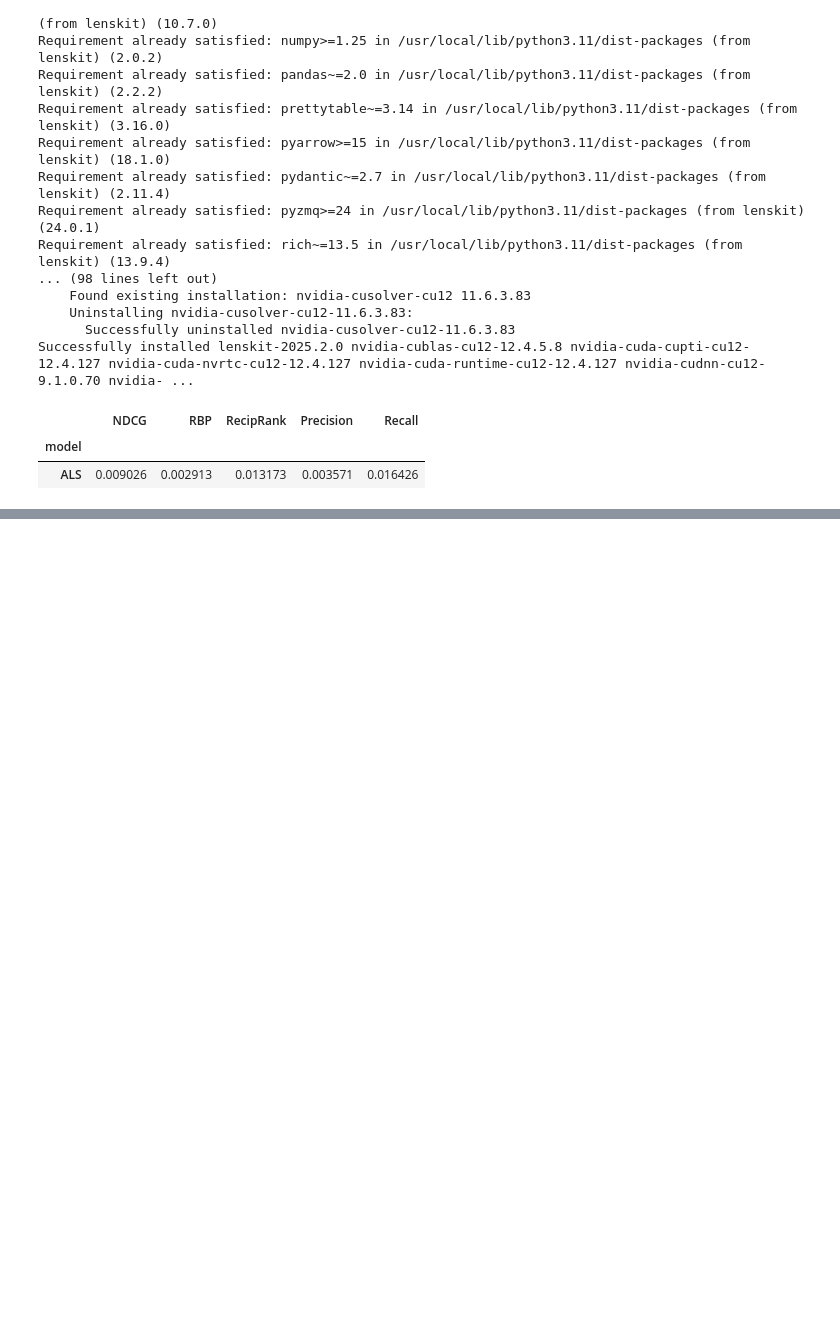
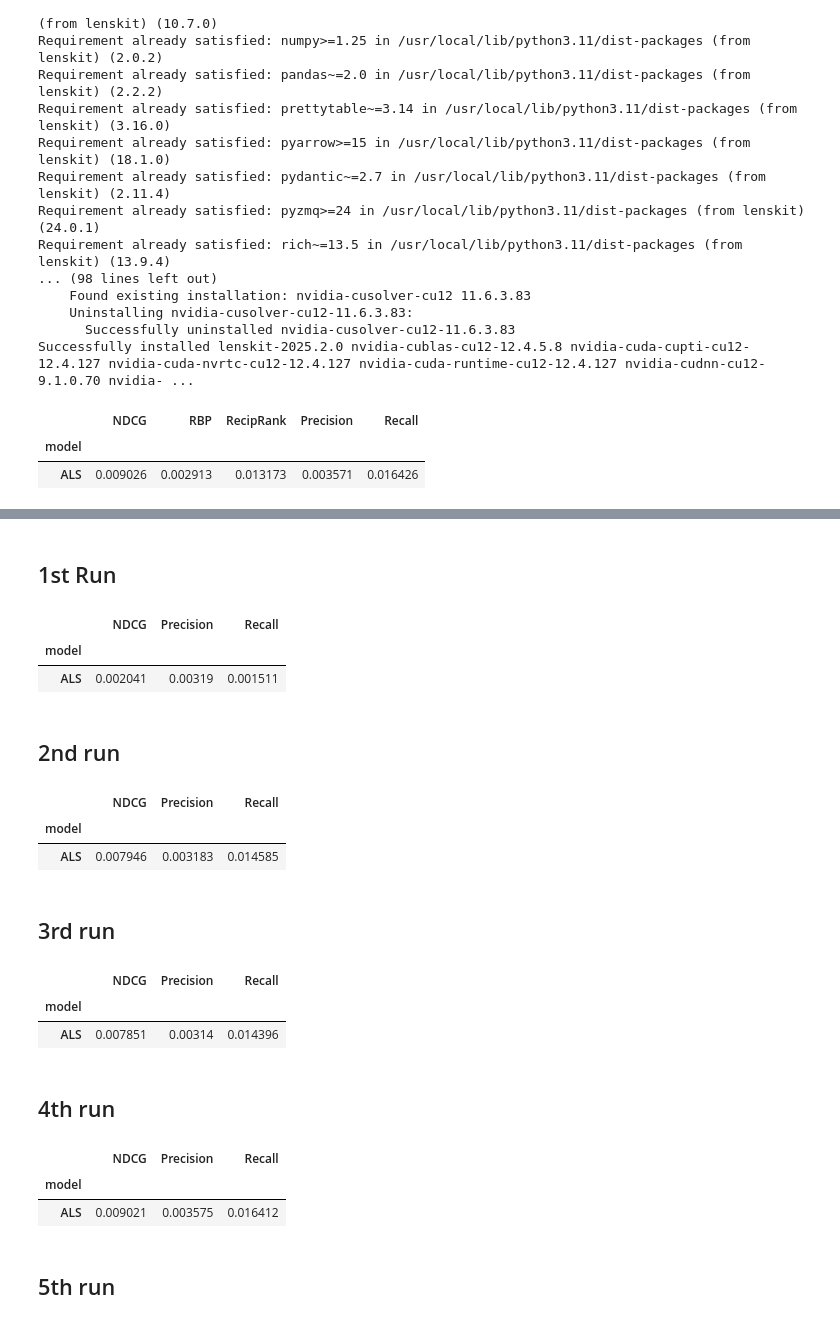
Before and after one commit to jeffnk05/fhw-recommendation-system, a Jupyter notebook: lenskit/LensKit.ipynb, the cells around one changed output, grey strips where cells are left out. Saved outputs shown, nothing was run; the diff lists cells and outputs as text; code cells hidden in the pictures; blank space fills up the shorter version.

```diff
--- a/lenskit/LensKit.ipynb
+++ b/lenskit/LensKit.ipynb
@@ -66,0 +70,38 @@ results.list_metrics().groupby("model").mean()
+# %% [markdown]
+## 1st Run
+# %%
+model_als2 = BiasedMFScorer(features=100, iterations=30, reg=0.01)
+# %%
+pipe = topn_pipeline(model_als2)
+# %%
+# test data is organized by user
+all_test = ItemListCollection(UserIDKey)
+# recommendations will be organized by model and user ID
+all_recs = ItemListCollection(["model", "user_id"])
+
+for split in crossfold_users(dataset, 5, SampleFrac(0.2)):
+    # collect the test data
+    all_test.add_from(split.test)
+
+    # train the pipeline, cloning first so a fresh pipeline for each split
+    fit_als = pipe.clone()
+    fit_als.train(split.train)
+    # generate recs
+    als_recs = recommend(fit_als, split.test.keys(), 100)
+    all_recs.add_from(als_recs, model="ALS")
+# %%
+ran = RunAnalysis()
+ran.add_metric(NDCG())
+# ran.add_metric(RBP())
+# ran.add_metric(RecipRank())
+ran.add_metric(Precision())
+ran.add_metric(Recall())
+results = ran.measure(all_recs, all_test)
+# %%
+results.list_metrics().groupby("model").mean()
+# %% [output]
+|  | NDCG | Precision | Recall |
+| model |  |  |  |
+| ALS | 0.002041 | 0.00319 | 0.001511 |
+# %% [markdown]
+## 2nd run
@@ -66,0 +136,8 @@ results.list_metrics().groupby("model").mean()
+# %%
+results.list_metrics().groupby("model").mean()
+# %% [output]
+|  | NDCG | Precision | Recall |
+| model |  |  |  |
+| ALS | 0.007946 | 0.003183 | 0.014585 |
+# %% [markdown]
+## 3rd run
@@ -66,0 +163,16 @@ results.list_metrics().groupby("model").mean()
+# %%
+ran = RunAnalysis()
+ran.add_metric(NDCG())
+# ran.add_metric(RBP())
+# ran.add_metric(RecipRank())
+ran.add_metric(Precision())
+ran.add_metric(Recall())
+results = ran.measure(all_recs, all_test)
+
+results.list_metrics().groupby("model").mean()
+# %% [output]
+|  | NDCG | Precision | Recall |
+| model |  |  |  |
+| ALS | 0.007851 | 0.00314 | 0.014396 |
+# %% [markdown]
+## 4th run
@@ -66,0 +198,16 @@ results.list_metrics().groupby("model").mean()
+# %%
+ran = RunAnalysis()
+ran.add_metric(NDCG())
+# ran.add_metric(RBP())
+# ran.add_metric(RecipRank())
+ran.add_metric(Precision())
+ran.add_metric(Recall())
+results = ran.measure(all_recs, all_test)
+
+results.list_metrics().groupby("model").mean()
+# %% [output]
+|  | NDCG | Precision | Recall |
+| model |  |  |  |
+| ALS | 0.009021 | 0.003575 | 0.016412 |
+# %% [markdown]
+## 5th run
```
Also changed, not shown: parts of 23 cells of this notebook.
